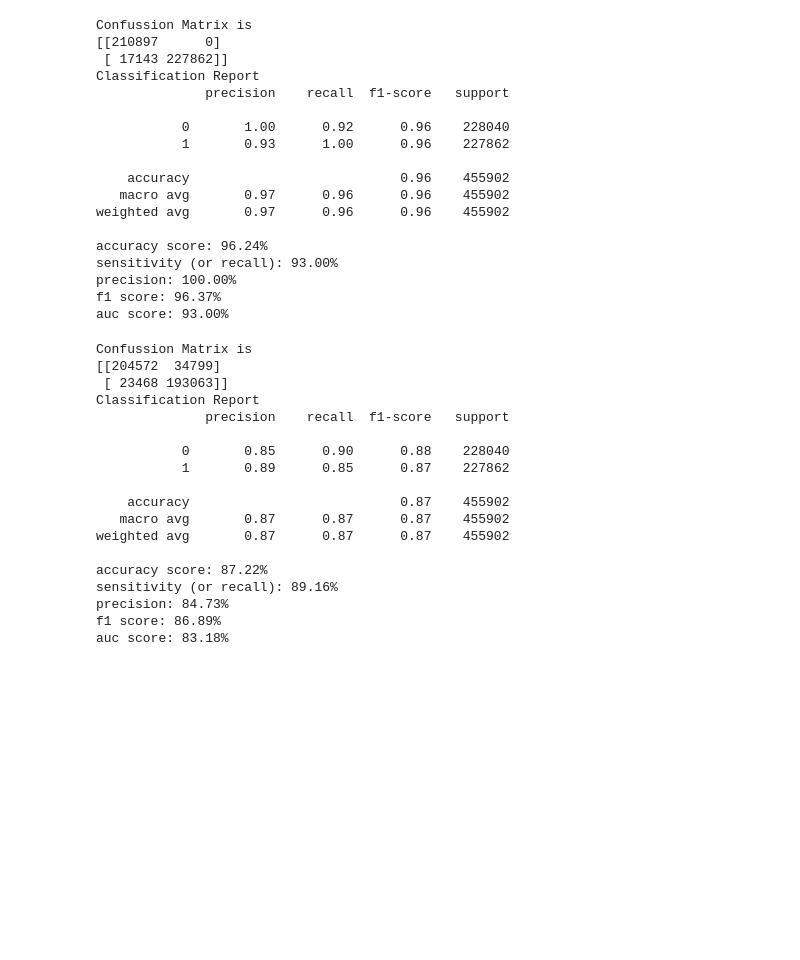
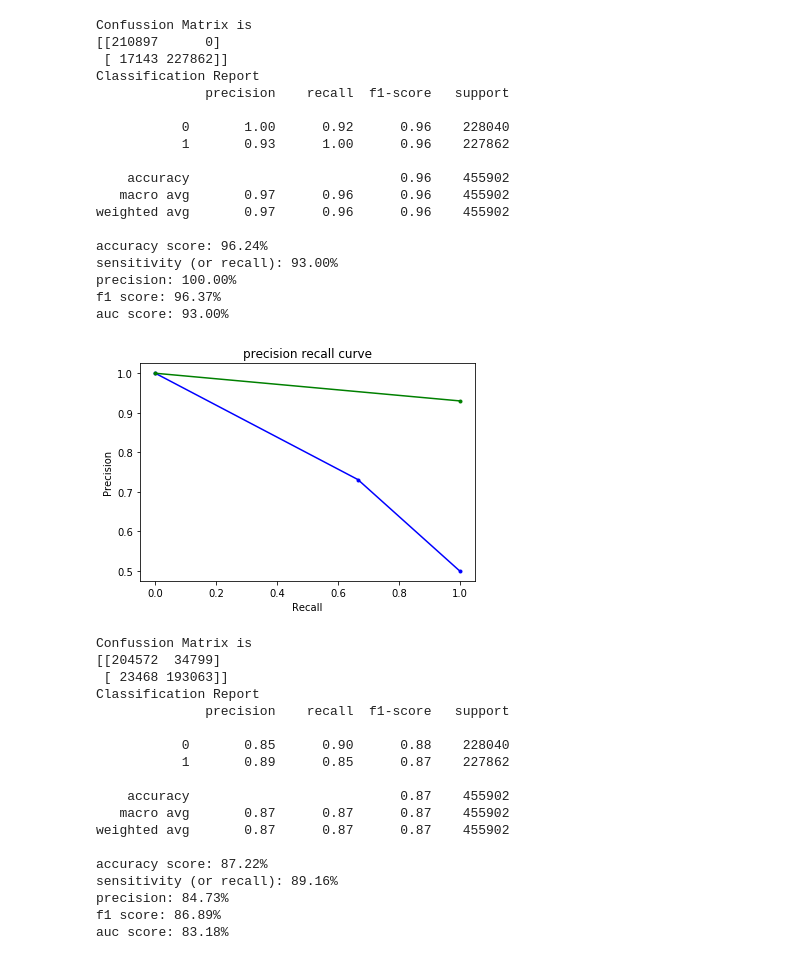
Before and after one commit to Vrushali-M/Fall_2019_ML_project, a Jupyter notebook: ml_project.ipynb, the cells around one changed output. Drawn from its saved outputs; the diff is of its cells as text; code cells hidden in the pictures; blank space fills up the shorter version.

```diff
--- a/ml_project.ipynb
+++ b/ml_project.ipynb
@@ -776,6 +793,10 @@ sensitivity (or recall): 93.00%
 precision: 100.00%
 f1 score: 96.37%
 auc score: 93.00%
+# %%
+plot_pre_curve(Y_test_all,Y_LDA_all, Y_LDA_)
+# %% [output]
+[figure, added]
 # %%
 from sklearn.ensemble import GradientBoostingClassifier
 
```
Also changed, not shown: parts of 12 cells of this notebook.
